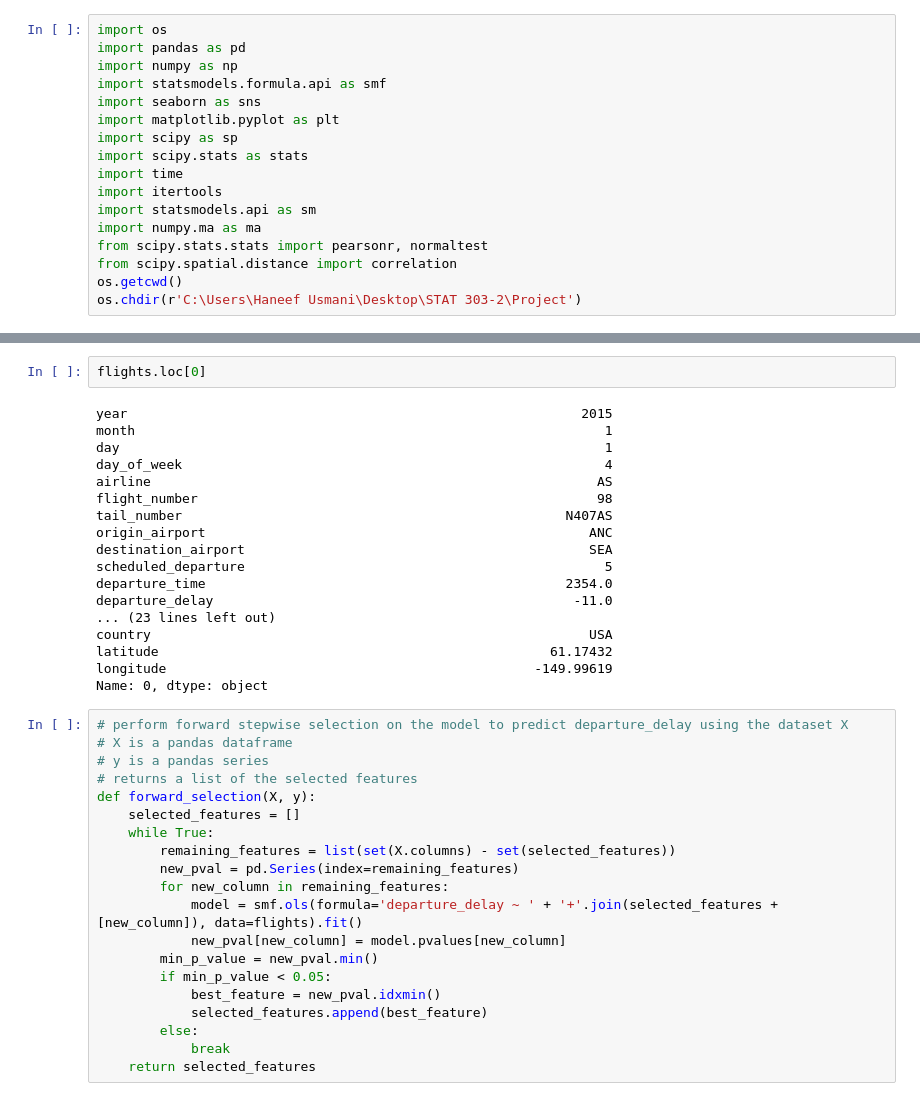
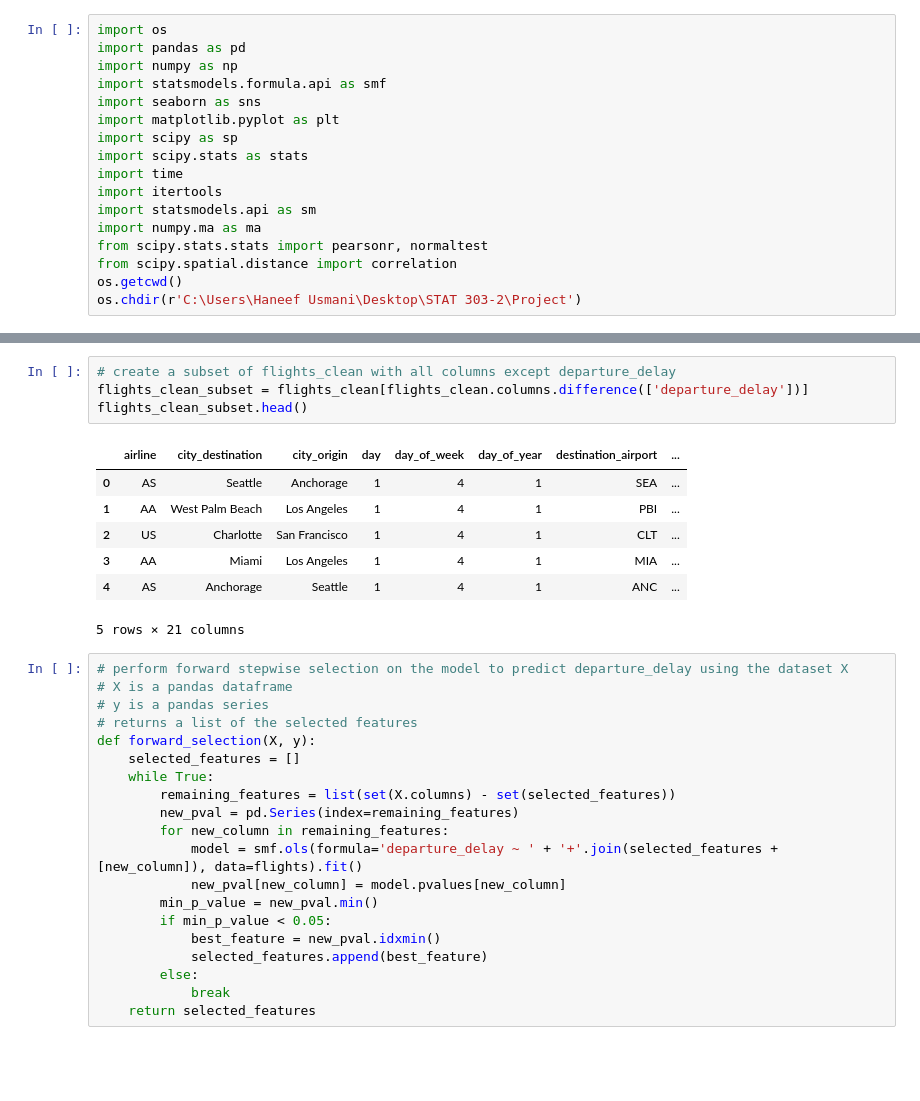
Before and after one commit to bencaterine/ding-ding-ding, a Jupyter notebook: subset-selection.ipynb, the cells around one changed output, grey strips where cells are left out. Saved outputs shown, nothing was run; the diff lists cells and outputs as text; blank space fills up the shorter version.

```diff
--- a/subset-selection.ipynb
+++ b/subset-selection.ipynb
@@ -188,24 +144,16 @@ Notes:
 strong multicollinearity or other numerical problems.
-# %%
-flights.loc[0]
-# %% [output]
-year                                                          2015
-month                                                            1
-day                                                              1
-day_of_week                                                      4
-airline                                                         AS
-flight_number                                                   98
-tail_number                                                 N407AS
-origin_airport                                                 ANC
-destination_airport                                            SEA
-scheduled_departure                                              5
-departure_time                                              2354.0
-departure_delay                                              -11.0
-... (23 lines left out)
-country                                                        USA
-latitude                                                  61.17432
-longitude                                               -149.99619
-Name: 0, dtype: object
+# %%
+# create a subset of flights_clean with all columns except departure_delay
+flights_clean_subset = flights_clean[flights_clean.columns.difference(['departure_delay'])]
+flights_clean_subset.head()
+# %% [output]
+|  | airline | city_destination | city_origin | day | day_of_week | day_of_year | destination_airport | ... |
+| 0 | AS | Seattle | Anchorage | 1 | 4 | 1 | SEA | ... |
+| 1 | AA | West Palm Beach | Los Angeles | 1 | 4 | 1 | PBI | ... |
+| 2 | US | Charlotte | San Francisco | 1 | 4 | 1 | CLT | ... |
+| 3 | AA | Miami | Los Angeles | 1 | 4 | 1 | MIA | ... |
+| 4 | AS | Anchorage | Seattle | 1 | 4 | 1 | ANC | ... |
+5 rows × 21 columns
 # %%
 # perform forward stepwise selection on the model to predict departure_delay using the dataset X
 # X is a pandas dataframe
```
Also changed, not shown: parts of 16 cells of this notebook.
